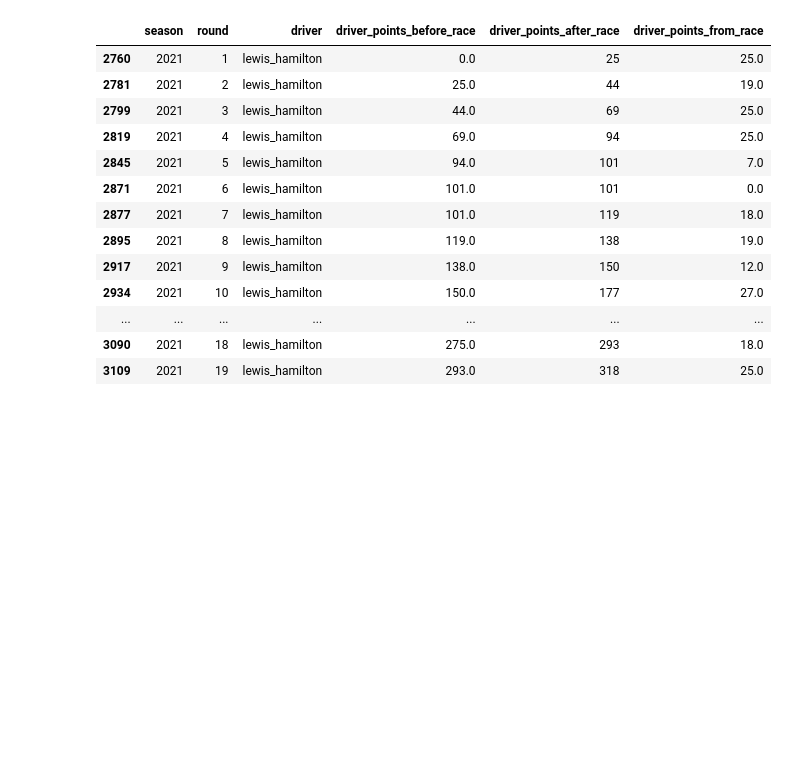
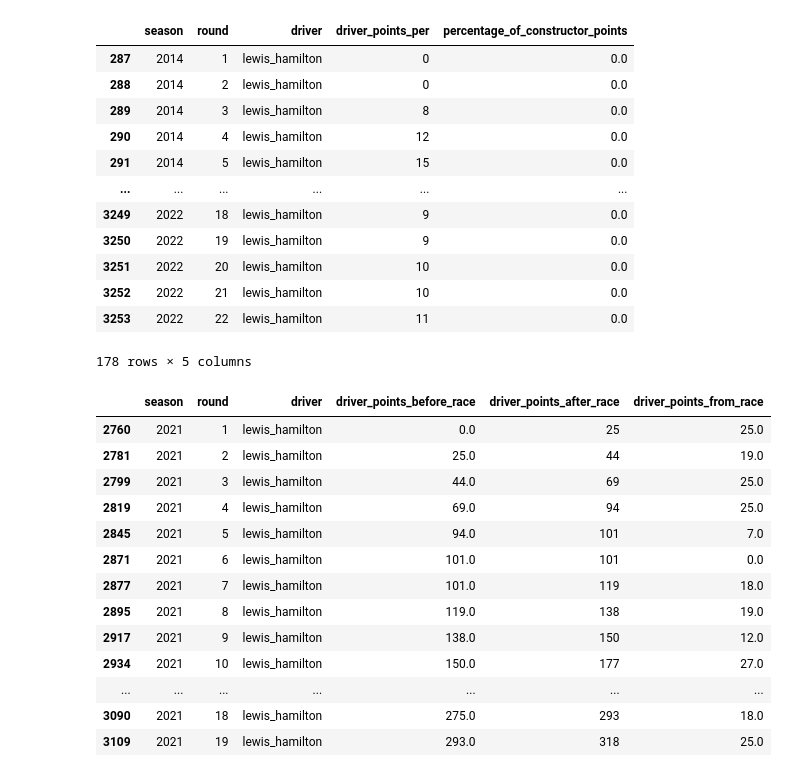
Before and after one commit to ollyjc99/f1-analytics, a Jupyter notebook: data processing/data-processing.ipynb, the cells around one changed output. Saved outputs shown, nothing was run; the diff lists cells and outputs as text; code cells hidden in the pictures; blank space fills up the shorter version.

```diff
--- a/data processing/data-processing.ipynb
+++ b/data processing/data-processing.ipynb
@@ -148,3 +129,48 @@ points_from
+# %%
+more_points = {
+    'season': [],
+    'round': [],
+    'driver': [],
+    'driver_points_per': [],
+    'percentage_of_constructor_points': []
+}
+# %%
+grouped = df2.groupby(['season'])
+
+for season, group in grouped:
+    drivers = group.driver.unique()
+    for driver in drivers:
+        q = group.query('driver ==@driver')
+        for index in list(range(len(q))):
+            n = q.iloc[index]
+            more_points['season'].append(season)
+            more_points['round'].append(q.iloc[index]['round'])
+            more_points['driver'].append(driver)
+            more_points['driver_points_per'].append(round(n.driver_points_before / (index + 1)))
+            try:
+                more_points['percentage_of_constructor_points'].append(round(n.driver_points_before / n.constructor_points_before))
+            except:
+                more_points['percentage_of_constructor_points'].append(0.00)
+
+
+more_points = pd.DataFrame(more_points)
+more_points
+# %%
+more_points.query('driver == "lewis_hamilton"')
+# %% [output]
+|  | season | round | driver | driver_points_per | percentage_of_constructor_points |
+| 287 | 2014 | 1 | lewis_hamilton | 0 | 0.0 |
+| 288 | 2014 | 2 | lewis_hamilton | 0 | 0.0 |
+| 289 | 2014 | 3 | lewis_hamilton | 8 | 0.0 |
+| 290 | 2014 | 4 | lewis_hamilton | 12 | 0.0 |
+| 291 | 2014 | 5 | lewis_hamilton | 15 | 0.0 |
+| ... | ... | ... | ... | ... | ... |
+| 3249 | 2022 | 18 | lewis_hamilton | 9 | 0.0 |
+| 3250 | 2022 | 19 | lewis_hamilton | 9 | 0.0 |
+| 3251 | 2022 | 20 | lewis_hamilton | 10 | 0.0 |
+| 3252 | 2022 | 21 | lewis_hamilton | 10 | 0.0 |
+| 3253 | 2022 | 22 | lewis_hamilton | 11 | 0.0 |
+178 rows × 5 columns
 # %%
 driver_points_per_race = []
 driver_points_from_race = []
```
Also changed, not shown: parts of 6 cells of this notebook.
